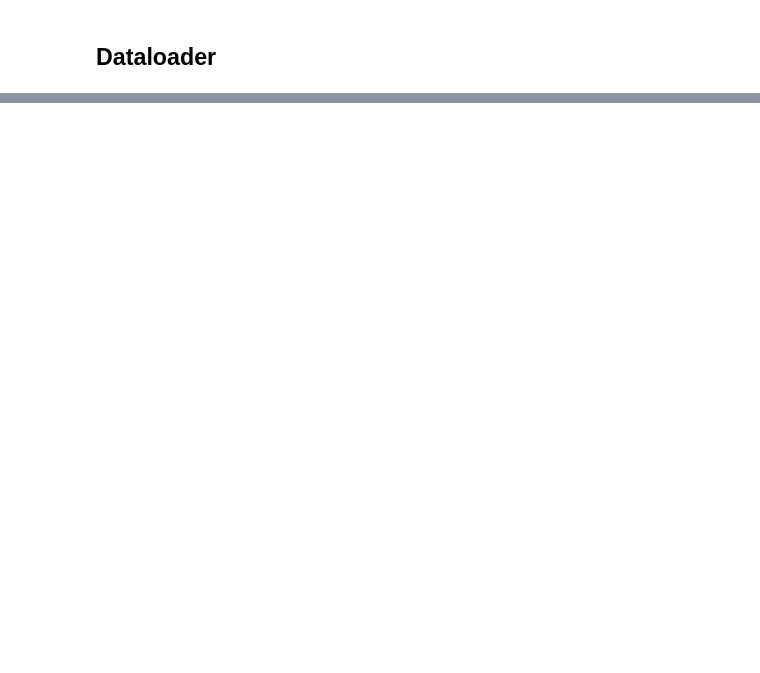
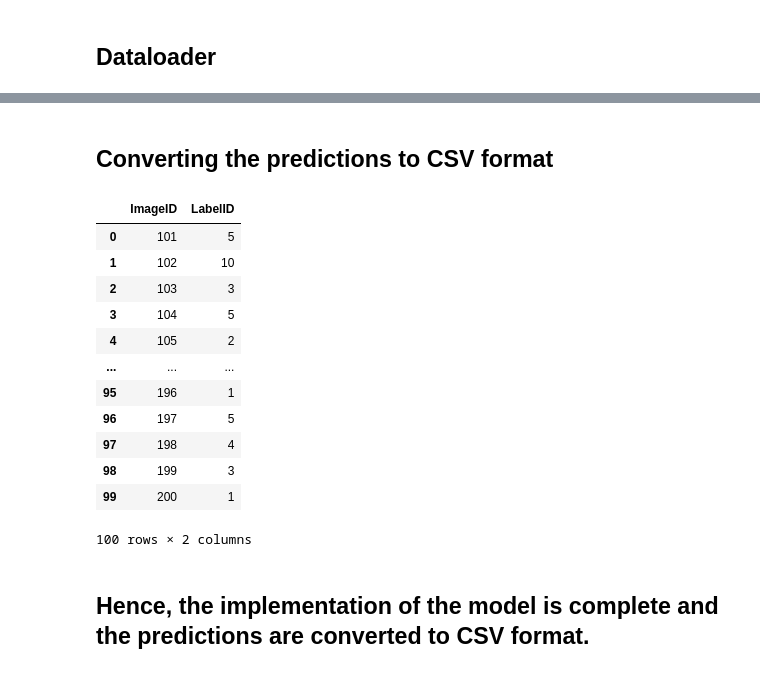
Before and after one commit to TheShiningVampire/GNR638_Kaggle_Competition, a Jupyter notebook: CNN_train.ipynb, the cells around one changed output, grey strips where cells are left out. Cells and saved outputs as stored; diff of their text form; code cells hidden in the pictures; blank space fills up the shorter version.

```diff
--- a/CNN_train.ipynb
+++ b/CNN_train.ipynb
@@ -213,0 +707,4 @@ for epoch in range(num_epochs):
+# %%
+predictions={}
+for i,path in enumerate(image_path):
+    predictions[path[len(test_path)+1:]]=prediction(path,transformer)
@@ -213,0 +731,18 @@ for epoch in range(num_epochs):
+# %%
+label_dict = {
+    "basketball_court": 1,
+    "bridge":2,
+    "crosswalk":3,
+    "golf_course":4,
+    "oil_well":5,
+    "overpass":6,
+    "railway":7,
+    "runway":8,
+    "swimming_pool":9,
+    "tennis_court":10
+}
+# %%
+## Convert the predictions to labels from label_dict
+predictions_labels={}
+for key,value in predictions.items():
+    predictions_labels[key]=label_dict[value]
@@ -213,0 +769,34 @@ for epoch in range(num_epochs):
+# %% [markdown]
+## Converting the predictions to CSV format
+# %%
+# Convert predictions to dataframe
+import pandas as pd
+
+# Make a dataframe with the predictions with column names as ImageID and LabelID
+predictions_df = pd.DataFrame.from_dict(predictions_labels, orient='index')
+
+# Removing the .jpg from the file names
+predictions_df.index=predictions_df.index.str.replace('.jpg','')
+
+# Naming the columns as ImageID and Label
+predictions_df.reset_index(level=0, inplace=True)
+predictions_df.columns = ['ImageID', 'LabelID']
+
+# Removing the index from the dataframe
+predictions_df.reset_index(drop= True, inplace=True)
+# %%
+predictions_df
+# %% [output]
+|  | ImageID | LabelID |
+| 0 | 101 | 5 |
+| 1 | 102 | 10 |
+| 2 | 103 | 3 |
+| 3 | 104 | 5 |
+| 4 | 105 | 2 |
+| ... | ... | ... |
+| 95 | 196 | 1 |
+| 96 | 197 | 5 |
+| 97 | 198 | 4 |
+| 98 | 199 | 3 |
+| 99 | 200 | 1 |
+100 rows × 2 columns
@@ -213,0 +806,2 @@ for epoch in range(num_epochs):
+# %% [markdown]
+## Hence, the implementation of the model is complete and the predictions are converted to CSV format.
```
Also changed, not shown: parts of 47 cells of this notebook.
